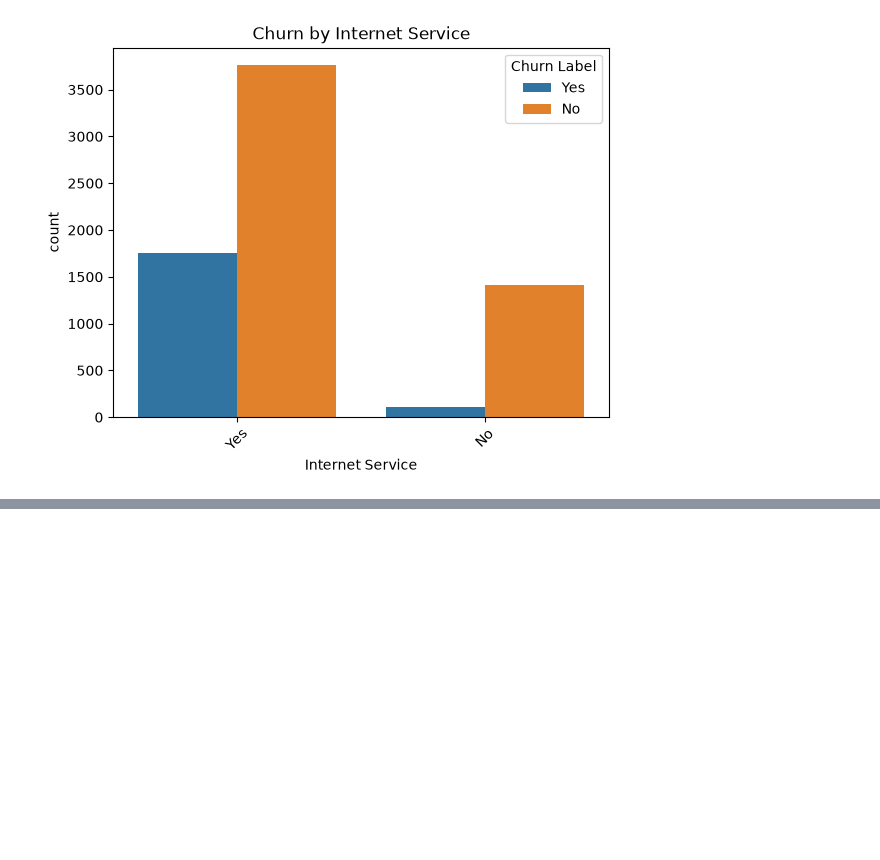
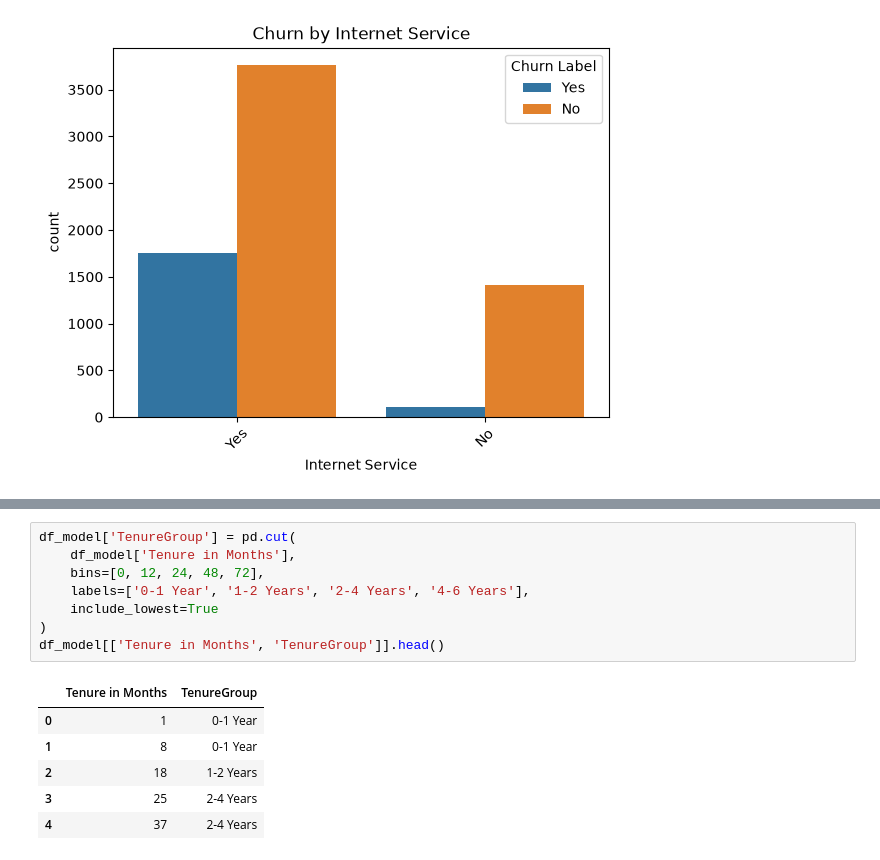
Before and after one commit to JIBANJYOTIMOHANTY/Machine-Learning, a Jupyter notebook: algorithms/Logistic Regression/Customer_Churn.ipynb, the cells around one changed output, grey strips where cells are left out. Drawn from its saved outputs; the diff is of its cells as text; blank space fills up the shorter version.

```diff
--- a/algorithms/Logistic Regression/Customer_Churn.ipynb
+++ b/algorithms/Logistic Regression/Customer_Churn.ipynb
@@ -219,0 +249,15 @@ plt.show()
+# %%
+df_model['TenureGroup'] = pd.cut(
+    df_model['Tenure in Months'],
+    bins=[0, 12, 24, 48, 72],
+    labels=['0-1 Year', '1-2 Years', '2-4 Years', '4-6 Years'],
+    include_lowest=True
+)
+df_model[['Tenure in Months', 'TenureGroup']].head()
+# %% [output]
+|  | Tenure in Months | TenureGroup |
+| 0 | 1 | 0-1 Year |
+| 1 | 8 | 0-1 Year |
+| 2 | 18 | 1-2 Years |
+| 3 | 25 | 2-4 Years |
+| 4 | 37 | 2-4 Years |
```
Also changed, not shown: parts of 6 cells of this notebook.
